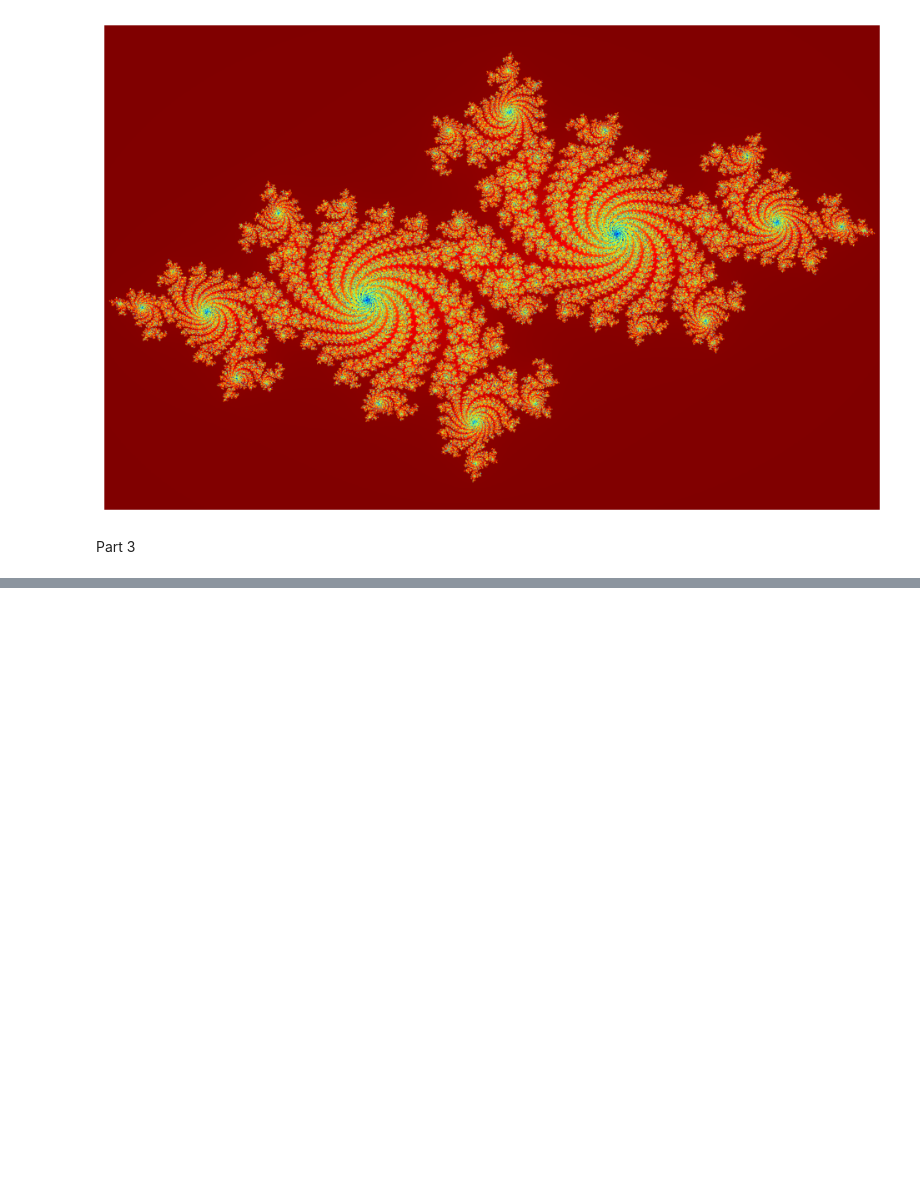
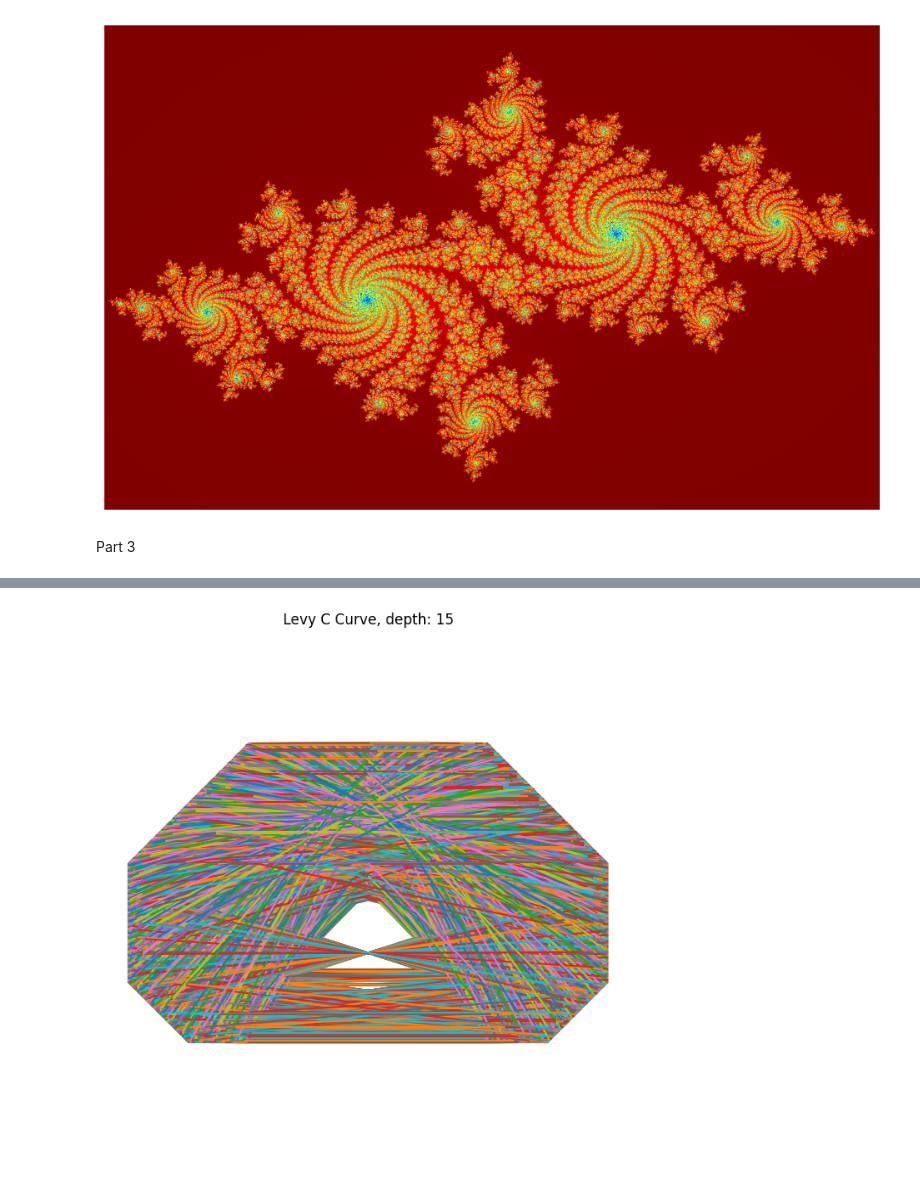
Before and after one commit to Thoemodachi/pattern-analysis-2025, a Jupyter notebook: a1.ipynb, the cells around one changed output, grey strips where cells are left out. Drawn from its saved outputs; the diff is of its cells as text; code cells hidden in the pictures; blank space fills up the shorter version.

```diff
--- a/a1.ipynb
+++ b/a1.ipynb
@@ -542,0 +532,81 @@ Estimated fractal dimension (box-counting): 2.0000
+# %%
+# Parallel Version
+
+def levy_c_curve_parallel(start, end, depth):
+    """
+    Generate Levy C curve points in parallel using PyTorch tensors.
+    Unlike the recursive version, this version updates all segments
+    simultaneously using vectorised tensor operations.
+    """
+
+    # Initialise with a single segment from start to end
+    segments = torch.stack([start, end], dim=0).unsqueeze(0)
+    # torch.stack([start, end], dim=0) -> shape (2,2)
+    # unsqueeze(0) -> adds batch dimension -> shape (1,2,2)
+    # This allows batched operations on multiple segments in parallel
+
+    # Rotation matrix for the Levy C curve (rotates vector by 45 degrees and scales)
+    rotation = torch.tensor([[0.5, -0.5],
+                             [0.5,  0.5]], device=device)
+    # Created directly on GPU if available to avoid CPU/GPU transfers
+
+    # Iteratively refine curve for 'depth' levels
+    for _ in range(depth):
+        # Extract start and end points for all current segments
+        start_pts = segments[:, 0, :]  # shape (n_segments, 2)
+        end_pts   = segments[:, 1, :]  # shape (n_segments, 2)
+        # Both tensors remain on GPU if device='cuda', enabling parallel computation
+
+        # Compute displacement vectors for all segments in parallel
+        vec = end_pts - start_pts
+        # Simple element-wise subtraction applied to all segments at once
+
+        # Apply rotation to all vectors using batched matrix multiplication
+        mid_pts = start_pts + vec @ rotation.T
+        # vec @ rotation.T uses PyTorch's efficient matrix multiplication
+        # All segments are rotated simultaneously on GPU if available
+
+        # Split each segment into left and right halves
+        left  = torch.stack([start_pts, mid_pts], dim=1)  # shape (n_segments, 2, 2)
+        right = torch.stack([mid_pts, end_pts], dim=1)    # shape (n_segments, 2, 2)
+
+        # Combine all new segments into one tensor for next iteration
+        segments = torch.cat([left, right], dim=0)
+        # This doubles the number of segments each iteration
+        # No Python loops over segments -> fully parallel
+
+    # Flatten all segments into a continuous curve
+    points = segments[:, 0, :]  # take first point of each segment
+    points = torch.cat([points, segments[-1:, 1, :]], dim=0)
+    # Add the last point of the last segment to complete the curve
+
+    return points
+
+p0 = torch.tensor([0.0, 0.0], device=device)
+p1 = torch.tensor([1.0, 0.0], device=device)
+# Start and end points of initial line segment
+# Created directly on GPU if available
+
+depth = 15
+# Number of iterations to refine the curve
+# Higher depth → more points and more detail
+
+# generating points in parallel
+points = levy_c_curve_parallel(p0, p1, depth).cpu().numpy()
+# PyTorch computes all segment midpoints in parallel on GPU
+# .cpu().numpy() converts tensor to NumPy array for plotting
+
+n_points = points.shape[0]
+# .shape[0] gives num of points along the levy c curve
+
+# plotting
+plt.figure(figsize=(8, 8))
+for i in range(n_points-1):
+    # Plot each line segment
+    plt.plot(points[i:i+2, 0], points[i:i+2, 1])
+plt.axis('equal')
+plt.axis('off')
+plt.title(f"Levy C Curve, depth: {depth}")
+plt.show()
+# %% [output]
+[figure, added]
```
Also changed, not shown: parts of 19 cells of this notebook.
